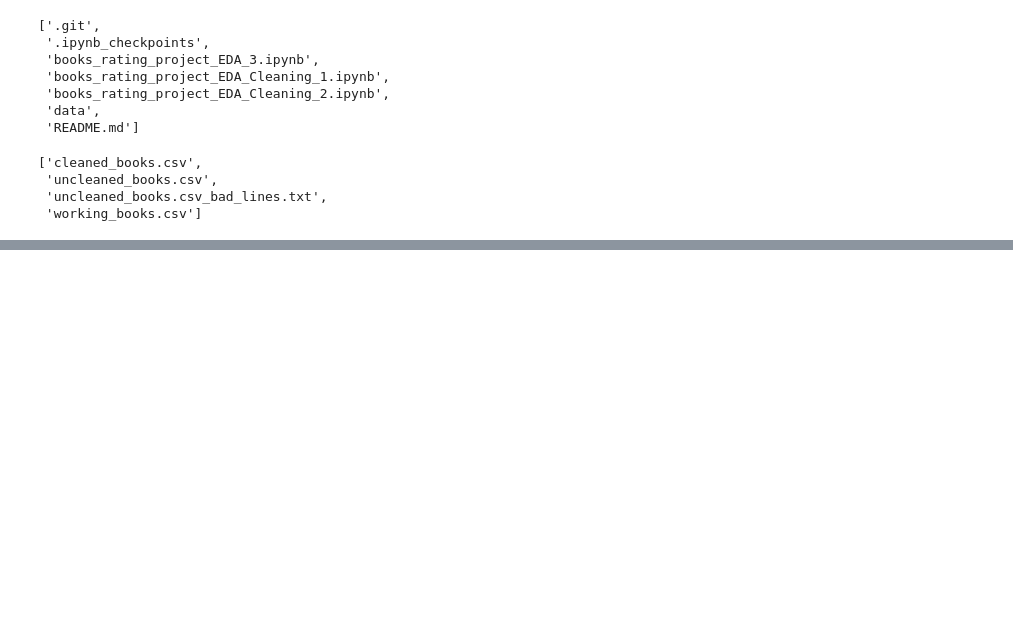
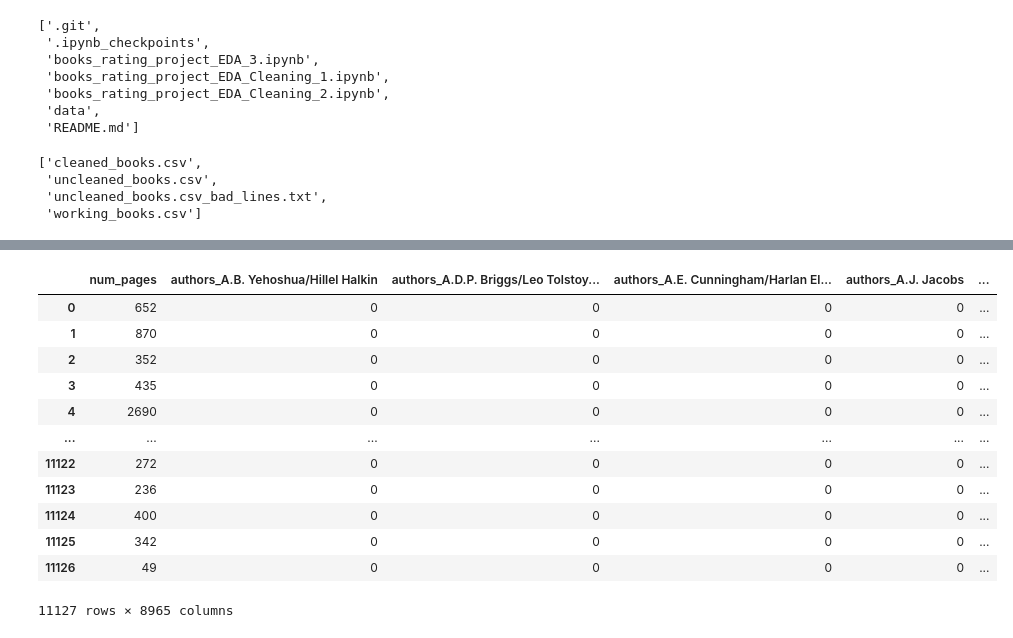
Before and after one commit to phenixMaster/books_rating_project_python_main, a Jupyter notebook: books_rating_project_EDA_3.ipynb, the cells around one changed output, grey strips where cells are left out. Drawn from its saved outputs; the diff is of its cells as text; code cells hidden in the pictures; blank space fills up the shorter version.

```diff
--- a/books_rating_project_EDA_3.ipynb
+++ b/books_rating_project_EDA_3.ipynb
@@ -34,0 +110,19 @@ df_ratings.head()
+# %%
+y = data_one_hot_sparse['target_buckets']
+x = data_one_hot_sparse[data_one_hot_sparse.columns.difference(['target_buckets'])]
+# %%
+x
+# %% [output]
+|  | num_pages | authors_A.B. Yehoshua/Hillel Halkin | authors_A.D.P. Briggs/Leo Tolstoy... | authors_A.E. Cunningham/Harlan El... | authors_A.J. Jacobs | ... |
+| 0 | 652 | 0 | 0 | 0 | 0 | ... |
+| 1 | 870 | 0 | 0 | 0 | 0 | ... |
+| 2 | 352 | 0 | 0 | 0 | 0 | ... |
+| 3 | 435 | 0 | 0 | 0 | 0 | ... |
+| 4 | 2690 | 0 | 0 | 0 | 0 | ... |
+| ... | ... | ... | ... | ... | ... | ... |
+| 11122 | 272 | 0 | 0 | 0 | 0 | ... |
+| 11123 | 236 | 0 | 0 | 0 | 0 | ... |
+| 11124 | 400 | 0 | 0 | 0 | 0 | ... |
+| 11125 | 342 | 0 | 0 | 0 | 0 | ... |
+| 11126 | 49 | 0 | 0 | 0 | 0 | ... |
+11127 rows × 8965 columns
```
Also changed, not shown: parts of 59 cells of this notebook, 2 other files.
